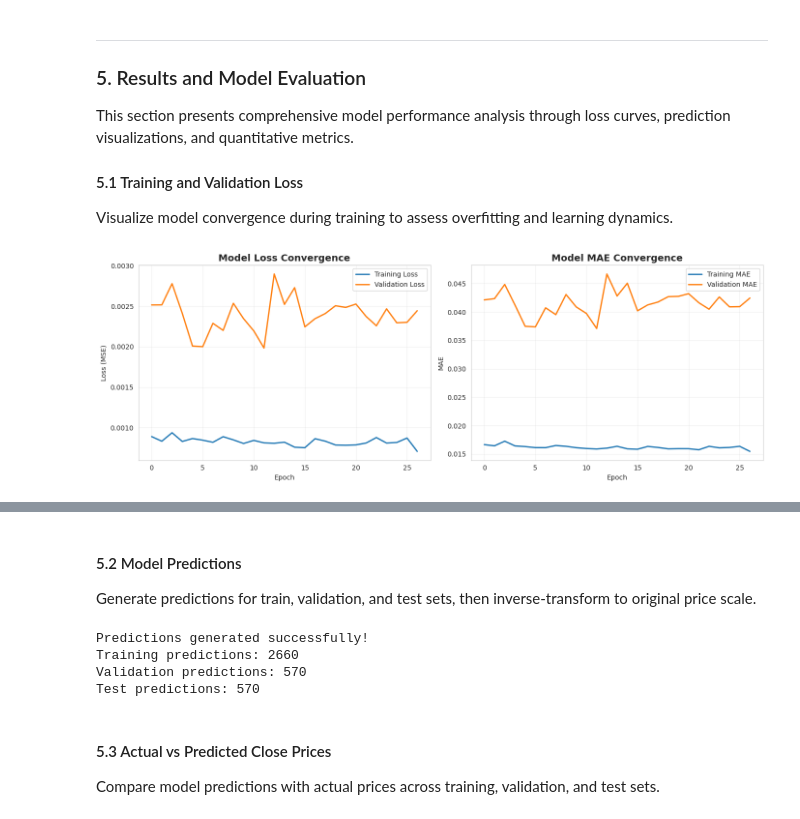
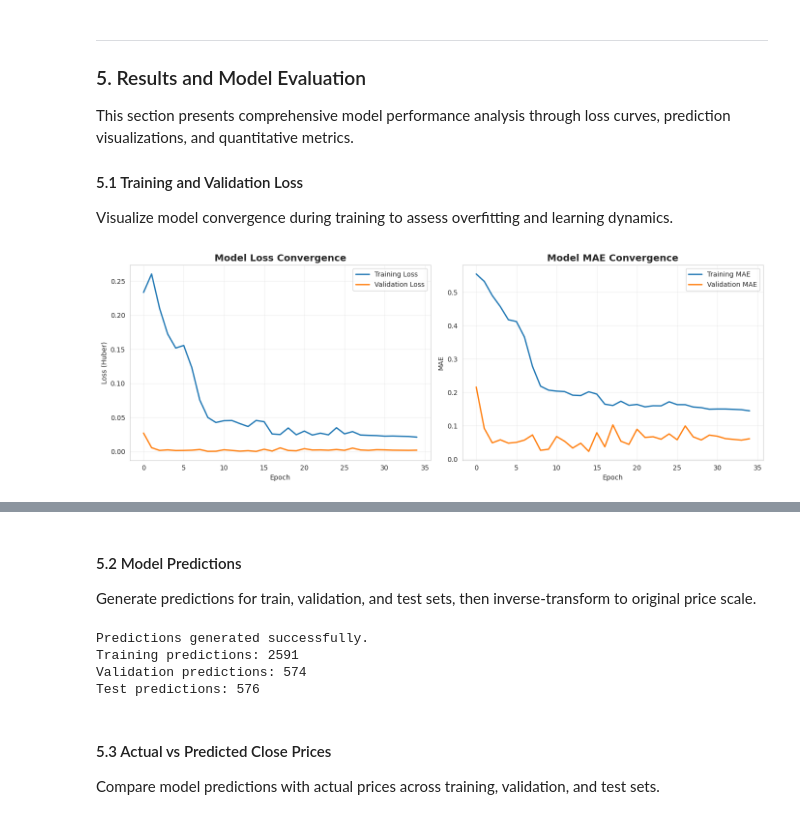
Before and after one commit to santiago-cruzlopez/WLV-MSc-AI, a Jupyter notebook: 02_Deep_Machine_Learning/W8_Final Assessment/Santiago_Cruz_2584023_Ethereum.ipynb, the cells around one changed output, grey strips where cells are left out. Cells and saved outputs as stored; diff of their text form; code cells hidden in the pictures.

Commit message:
7CS082/UZ3 Final Assessment: Next-Day Ethereum Price Prediction Using Bidirectional LSTM Networks

```diff
--- a/02_Deep_Machine_Learning/W8_Final Assessment/Santiago_Cruz_2584023_Ethereum.ipynb
+++ b/02_Deep_Machine_Learning/W8_Final Assessment/Santiago_Cruz_2584023_Ethereum.ipynb
@@ -642,7 +607,7 @@ Train the LSTM model with early stopping and learning rate reduction callbacks t
 # Define callbacks
 early_stop = EarlyStopping(
     monitor="val_loss",
-    patience=15,
+    patience=20,
     restore_best_weights=True,
     verbose=1
 )
@@ -650,21 +615,22 @@ early_stop = EarlyStopping(
 reduce_lr = ReduceLROnPlateau(
     monitor="val_loss",
     factor=0.5,
-    patience=5,
-    min_lr=1e-7,
+    patience=6,
+    min_lr=1e-6,
     verbose=1
 )
 
-# Train model
-print("Starting model training...")
+print("Starting improved model training...")
 history = model.fit(
     X_train, y_train,
     validation_data=(X_val, y_val),
-    epochs=50,
-    batch_size=32,
+    epochs=120,
+    batch_size=64,
     callbacks=[early_stop, reduce_lr],
+    shuffle=False,
     verbose=1
 )
 
-print("\nTraining complete!")
+print("\nTraining complete.")
+print(f"Best Validation Loss: {np.min(history.history['val_loss']):.6f}")
 # %% [output]
@@ -698,30 +664,30 @@ Visualize model convergence during training to assess overfitting and learning d
 # %%
 # Plot training and validation loss
 plt.figure(figsize=(14, 5))
 
 plt.subplot(1, 2, 1)
 plt.plot(history.history["loss"], label="Training Loss", linewidth=2)
 plt.plot(history.history["val_loss"], label="Validation Loss", linewidth=2)
 plt.title("Model Loss Convergence", fontsize=14, fontweight="bold")
 plt.xlabel("Epoch")
-plt.ylabel("Loss (MSE)")
+plt.ylabel("Loss (Huber)")
 plt.legend()
 plt.grid(True, alpha=0.3)
 
 plt.subplot(1, 2, 2)
 plt.plot(history.history["mae"], label="Training MAE", linewidth=2)
 plt.plot(history.history["val_mae"], label="Validation MAE", linewidth=2)
 plt.title("Model MAE Convergence", fontsize=14, fontweight="bold")
 plt.xlabel("Epoch")
 plt.ylabel("MAE")
 plt.legend()
 plt.grid(True, alpha=0.3)
 
 plt.tight_layout()
 plt.show()
 
 print(f"Final Training Loss: {history.history['loss'][-1]:.6f}")
 print(f"Final Validation Loss: {history.history['val_loss'][-1]:.6f}")
 print(f"Epochs Trained: {len(history.history['loss'])}")
 # %% [output]
-[figure, old version]
+[figure, new version]
@@ -734,40 +700,33 @@ Epochs Trained: 27
 Generate predictions for train, validation, and test sets, then inverse-transform to original price scale.
 # %%
 # Make predictions on all datasets
-train_predictions = model.predict(X_train, verbose=0)
-val_predictions = model.predict(X_val, verbose=0)
-test_predictions = model.predict(X_test, verbose=0)
+train_predictions = model.predict(X_train, verbose=0).flatten()
+val_predictions = model.predict(X_val, verbose=0).flatten()
+test_predictions = model.predict(X_test, verbose=0).flatten()
 
-# Inverse transform predictions and actual values to original scale
-# Create dummy array for inverse transform (scaler expects all features)
-def inverse_transform_predictions(predictions, scaler):
-    """
-    Inverse transform scaled predictions back to original price scale.
-    """
-    dummy = np.zeros((len(predictions), scaler.n_features_in_))
-    dummy[:, 3] = predictions.flatten()  # Close price is at index 3
-    inversed = scaler.inverse_transform(dummy)
-    return inversed[:, 3]
+def inverse_target(y_scaled_values):
+    """Inverse-transform scaled log-target back to USD close price."""
+    y_log_inv = y_scaler.inverse_transform(np.array(y_scaled_values).reshape(-1, 1)).flatten()
+    return np.expm1(y_log_inv)
 
-# Inverse transform actual values
-y_train_actual = inverse_transform_predictions(y_train.reshape(-1, 1), scaler)
-y_val_actual = inverse_transform_predictions(y_val.reshape(-1, 1), scaler)
-y_test_actual = inverse_transform_predictions(y_test.reshape(-1, 1), scaler)
+# Inverse-transform targets and predictions to original USD scale
+y_train_actual = inverse_target(y_train)
+y_val_actual = inverse_target(y_val)
+y_test_actual = inverse_target(y_test)
 
-# Inverse transform predictions
-train_pred_actual = inverse_transform_predictions(train_predictions, scaler)
-val_pred_actual = inverse_transform_predictions(val_predictions, scaler)
-test_pred_actual = inverse_transform_predictions(test_predictions, scaler)
+train_pred_actual = inverse_target(train_predictions)
+val_pred_actual = inverse_target(val_predictions)
+test_pred_actual = inverse_target(test_predictions)
 
-print("Predictions generated successfully!")
+print("Predictions generated successfully.")
 print(f"Training predictions: {len(train_pred_actual)}")
 print(f"Validation predictions: {len(val_pred_actual)}")
 print(f"Test predictions: {len(test_pred_actual)}")
 # %% [output]
-Predictions generated successfully!
-Training predictions: 2660
-Validation predictions: 570
-Test predictions: 570
+Predictions generated successfully.
+Training predictions: 2591
+Validation predictions: 574
+Test predictions: 576
 # %% [markdown]
 #### 5.3 Actual vs Predicted Close Prices
 
```
Also changed, not shown: parts of 19 cells of this notebook, 10 other files.
